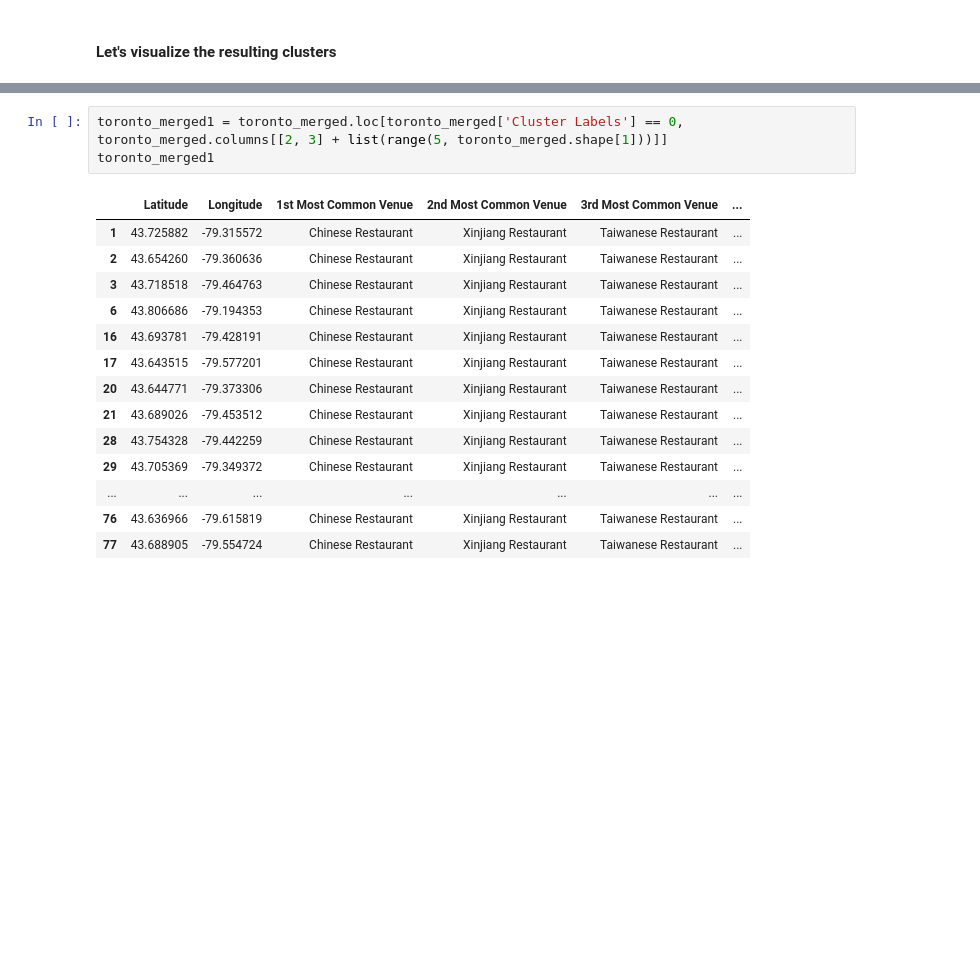
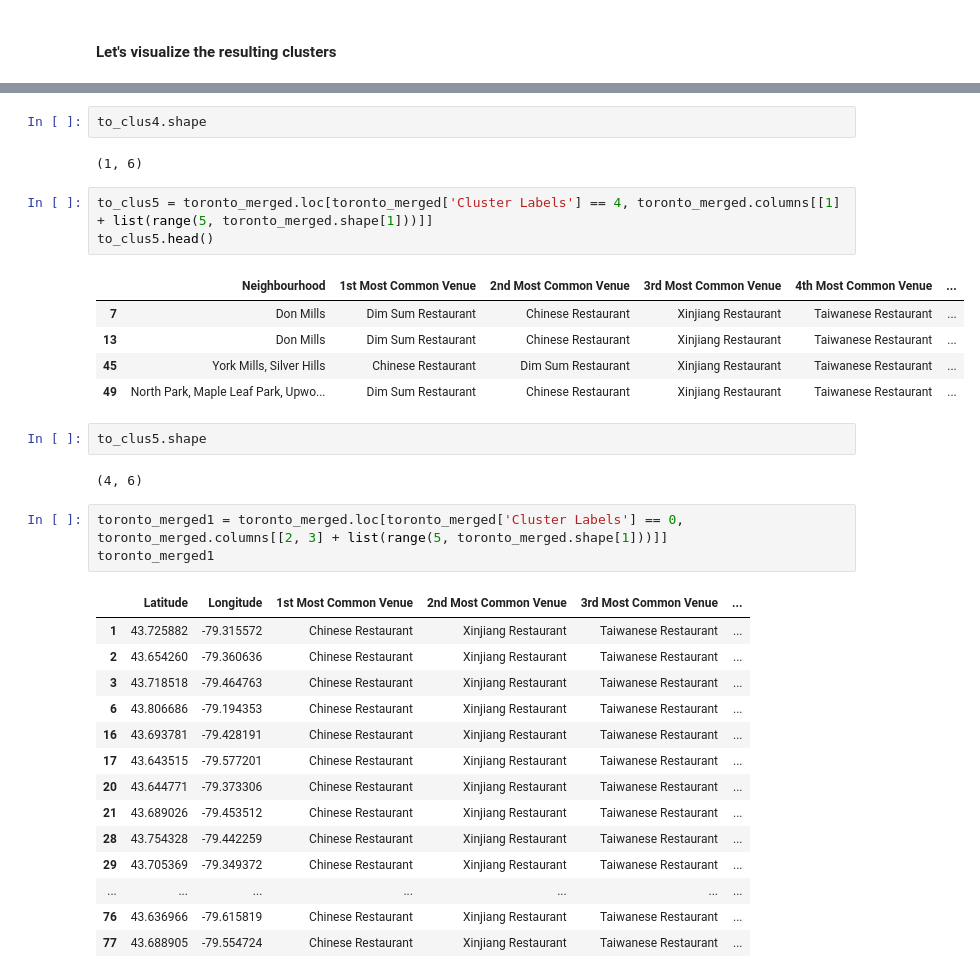
Before and after one commit to huiyi-see/Coursera_Capstone, a Jupyter notebook: Capstone_Project2.ipynb, the cells around one changed output, grey strips where cells are left out. Saved outputs shown, nothing was run; the diff lists cells and outputs as text; blank space fills up the shorter version.

```diff
--- a/Capstone_Project2.ipynb
+++ b/Capstone_Project2.ipynb
@@ -611,3 +682,20 @@ TypeError: list indices must be integers or slices, not float
+# %%
+to_clus4.shape
+# %% [output]
+(1, 6)
+# %%
+to_clus5 = toronto_merged.loc[toronto_merged['Cluster Labels'] == 4, toronto_merged.columns[[1] + list(range(5, toronto_merged.shape[1]))]]
+to_clus5.head()
+# %% [output]
+|  | Neighbourhood | 1st Most Common Venue | 2nd Most Common Venue | 3rd Most Common Venue | 4th Most Common Venue | ... |
+| 7 | Don Mills | Dim Sum Restaurant | Chinese Restaurant | Xinjiang Restaurant | Taiwanese Restaurant | ... |
+| 13 | Don Mills | Dim Sum Restaurant | Chinese Restaurant | Xinjiang Restaurant | Taiwanese Restaurant | ... |
+| 45 | York Mills, Silver Hills | Chinese Restaurant | Dim Sum Restaurant | Xinjiang Restaurant | Taiwanese Restaurant | ... |
+| 49 | North Park, Maple Leaf Park, Upwo... | Dim Sum Restaurant | Chinese Restaurant | Xinjiang Restaurant | Taiwanese Restaurant | ... |
+# %%
+to_clus5.shape
+# %% [output]
+(4, 6)
 # %%
 toronto_merged1 = toronto_merged.loc[toronto_merged['Cluster Labels'] == 0, toronto_merged.columns[[2, 3] + list(range(5, toronto_merged.shape[1]))]]
 toronto_merged1
```
Also changed, not shown: parts of 18 cells of this notebook, 1 other file.
